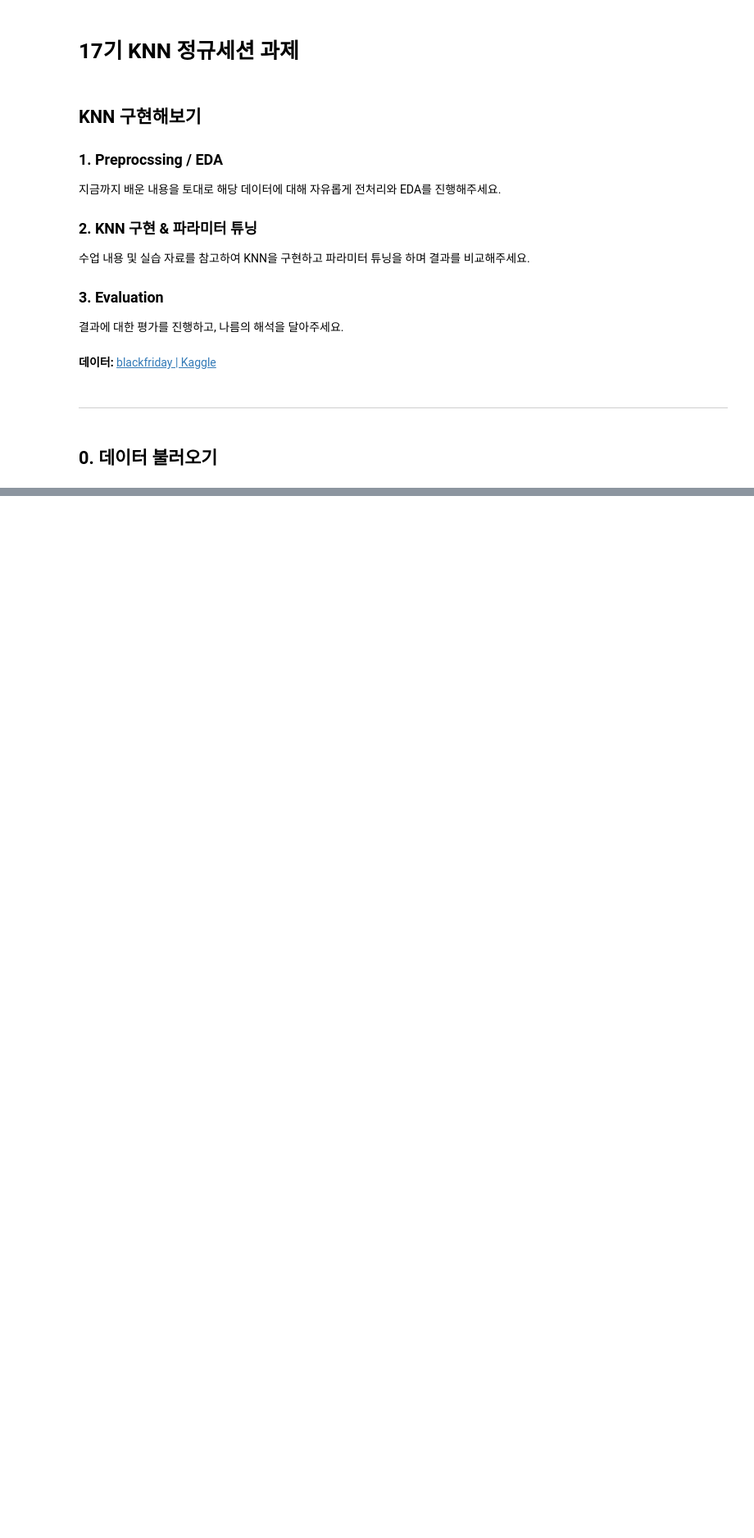
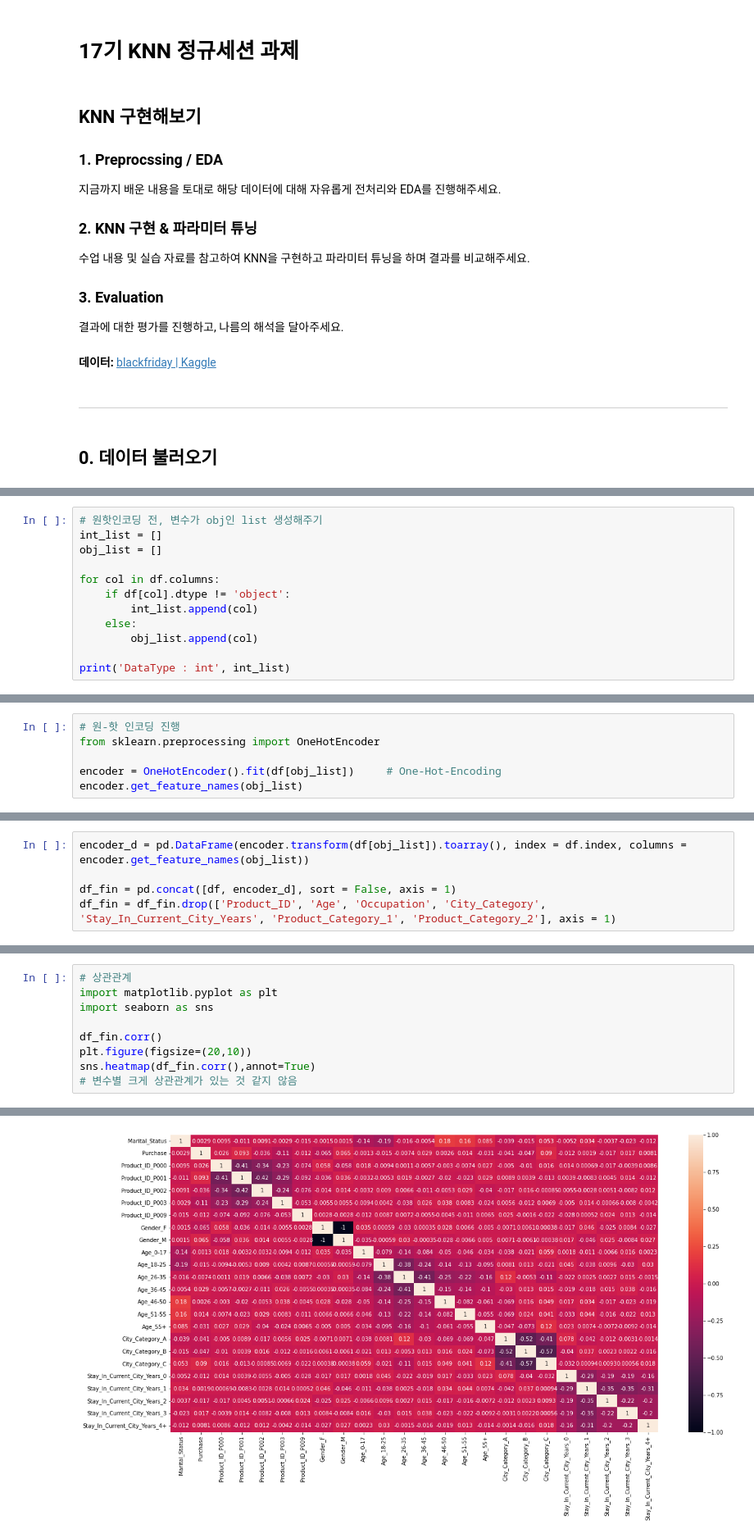
Before and after one commit to HssngH/ToBigs18, a Jupyter notebook: KNN_과제.ipynb, the cells around one changed output, grey strips where cells are left out. Shown at 82% size. Saved outputs shown, nothing was run; the diff lists cells and outputs as text; blank space fills up the shorter version.

```diff
--- a/KNN_과제.ipynb
+++ b/KNN_과제.ipynb
@@ -29,0 +134,12 @@ df.head()
+# %%
+# 원핫인코딩 전, 변수가 obj인 list 생성해주기
+int_list = []
+obj_list = []
+
+for col in df.columns:
+    if df[col].dtype != 'object':
+        int_list.append(col)
+    else:
+        obj_list.append(col)
+
+print('DataType : int', int_list)
@@ -29,0 +148,6 @@ df.head()
+# %%
+# 원-핫 인코딩 진행
+from sklearn.preprocessing import OneHotEncoder
+
+encoder = OneHotEncoder().fit(df[obj_list])     # One-Hot-Encoding
+encoder.get_feature_names(obj_list)
@@ -29,0 +163,5 @@ df.head()
+# %%
+encoder_d = pd.DataFrame(encoder.transform(df[obj_list]).toarray(), index = df.index, columns = encoder.get_feature_names(obj_list))
+
+df_fin = pd.concat([df, encoder_d], sort = False, axis = 1)
+df_fin = df_fin.drop(['Product_ID', 'Age', 'Occupation', 'City_Category', 'Stay_In_Current_City_Years', 'Product_Category_1', 'Product_Category_2'], axis = 1)
@@ -29,0 +183,10 @@ df.head()
+# %%
+# 상관관계
+import matplotlib.pyplot as plt
+import seaborn as sns
+
+df_fin.corr()
+plt.figure(figsize=(20,10))
+sns.heatmap(df_fin.corr(),annot=True)
+# 변수별 크게 상관관계가 있는 것 같지 않음
+# %% [output]
@@ -29,0 +194 @@ df.head()
+[figure, added]
```
Also changed, not shown: parts of 18 cells of this notebook.
